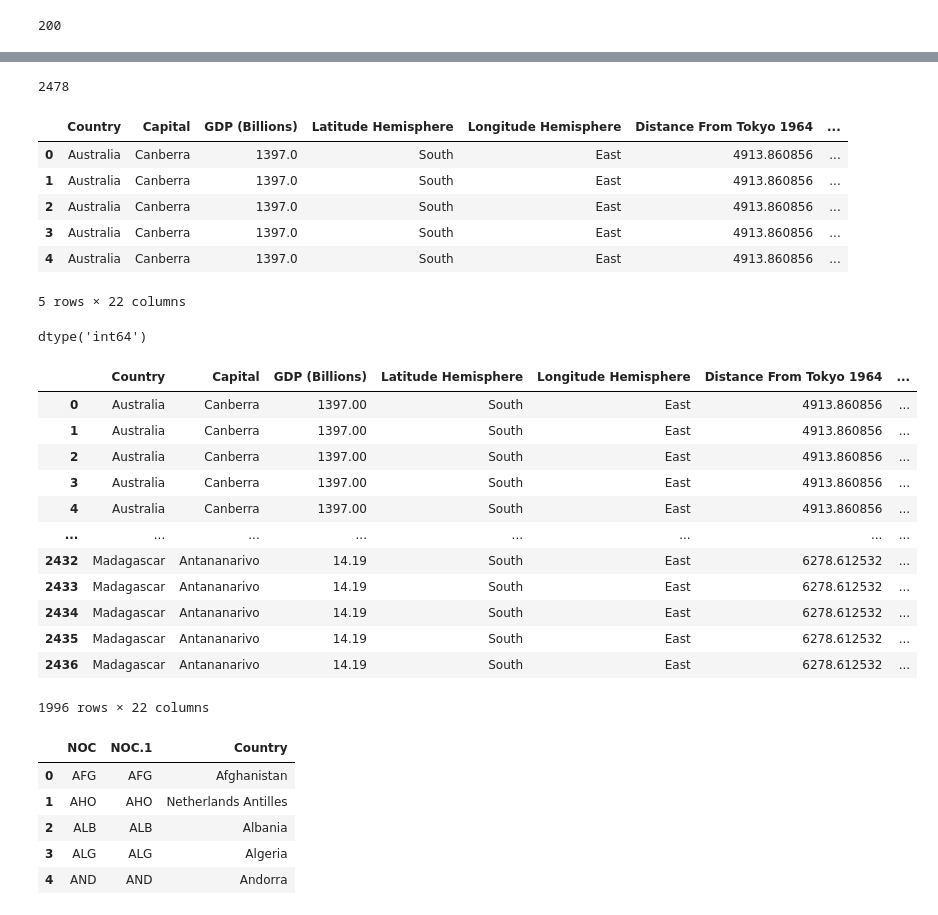
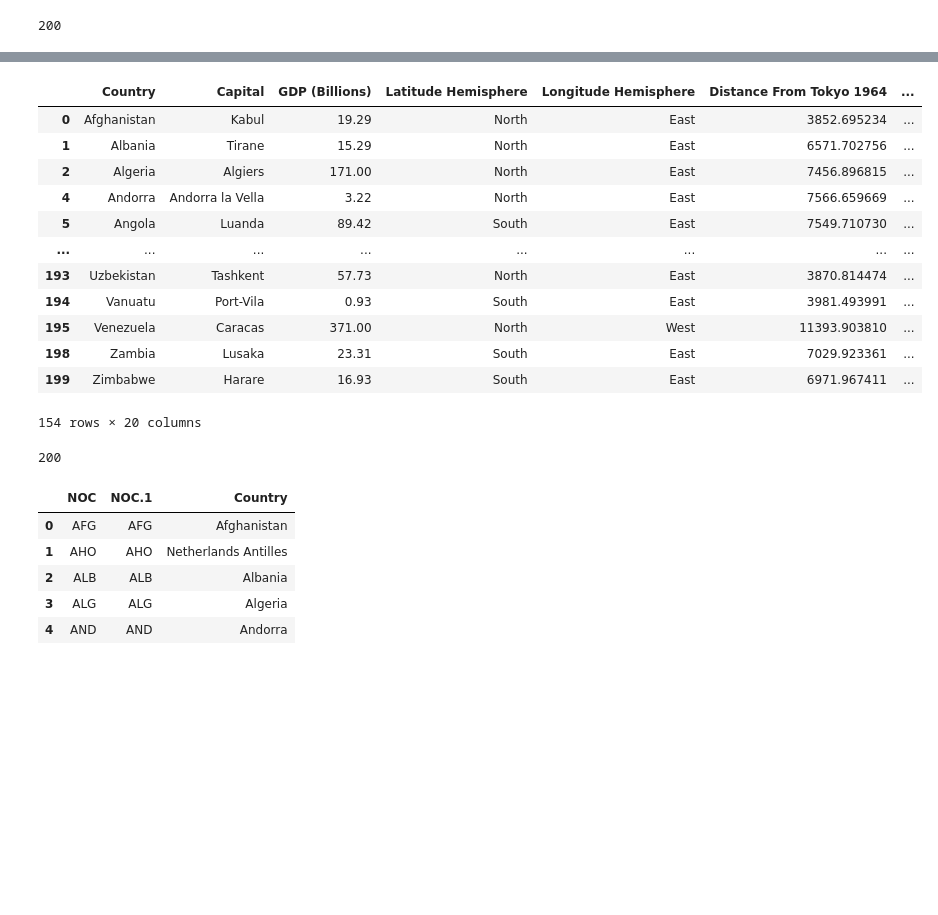
Before and after one commit to johnt1311/Olympics, a Jupyter notebook: TF/Olympics_data_new.ipynb, the cells around one changed output, grey strips where cells are left out. Drawn from its saved outputs; the diff is of its cells as text; code cells hidden in the pictures; blank space fills up the shorter version.

```diff
--- a/TF/Olympics_data_new.ipynb
+++ b/TF/Olympics_data_new.ipynb
@@ -311,4 +320,20 @@ gdp_distance.head()
+# %%
+disctance_df.dropna(axis=0)
+# %% [output]
+|  | Country | Capital | GDP (Billions) | Latitude Hemisphere | Longitude Hemisphere | Distance From Tokyo 1964 | ... |
+| 0 | Afghanistan | Kabul | 19.29 | North | East | 3852.695234 | ... |
+| 1 | Albania | Tirane | 15.29 | North | East | 6571.702756 | ... |
+| 2 | Algeria | Algiers | 171.00 | North | East | 7456.896815 | ... |
+| 4 | Andorra | Andorra la Vella | 3.22 | North | East | 7566.659669 | ... |
+| 5 | Angola | Luanda | 89.42 | South | East | 7549.710730 | ... |
+| ... | ... | ... | ... | ... | ... | ... | ... |
+| 193 | Uzbekistan | Tashkent | 57.73 | North | East | 3870.814474 | ... |
+| 194 | Vanuatu | Port-Vila | 0.93 | South | East | 3981.493991 | ... |
+| 195 | Venezuela | Caracas | 371.00 | North | West | 11393.903810 | ... |
+| 198 | Zambia | Lusaka | 23.31 | South | East | 7029.923361 | ... |
+| 199 | Zimbabwe | Harare | 16.93 | South | East | 6971.967411 | ... |
+154 rows × 20 columns
 # %%
-gdp_distance.shape[0]
+disctance_df.shape[0]
 # %% [output]
-2478
+200
@@ -317,32 +340,2 @@ gdp_distance_drop = gdp_distance.drop(["Latitude", "Longitude", "Latitude.1", "L
-# %%
-gdp_distance_drop.head()
-# %% [output]
-|  | Country | Capital | GDP (Billions) | Latitude Hemisphere | Longitude Hemisphere | Distance From Tokyo 1964 | ... |
-| 0 | Australia | Canberra | 1397.0 | South | East | 4913.860856 | ... |
-| 1 | Australia | Canberra | 1397.0 | South | East | 4913.860856 | ... |
-| 2 | Australia | Canberra | 1397.0 | South | East | 4913.860856 | ... |
-| 3 | Australia | Canberra | 1397.0 | South | East | 4913.860856 | ... |
-| 4 | Australia | Canberra | 1397.0 | South | East | 4913.860856 | ... |
-5 rows × 22 columns
-# %%
-gdp_distance_drop['Year'].dtype
-# %% [output]
-dtype('int64')
-# %%
-gdp_distance_drop.dropna(axis=0)
-# %% [output]
-|  | Country | Capital | GDP (Billions) | Latitude Hemisphere | Longitude Hemisphere | Distance From Tokyo 1964 | ... |
-| 0 | Australia | Canberra | 1397.00 | South | East | 4913.860856 | ... |
-| 1 | Australia | Canberra | 1397.00 | South | East | 4913.860856 | ... |
-| 2 | Australia | Canberra | 1397.00 | South | East | 4913.860856 | ... |
-| 3 | Australia | Canberra | 1397.00 | South | East | 4913.860856 | ... |
-| 4 | Australia | Canberra | 1397.00 | South | East | 4913.860856 | ... |
-| ... | ... | ... | ... | ... | ... | ... | ... |
-| 2432 | Madagascar | Antananarivo | 14.19 | South | East | 6278.612532 | ... |
-| 2433 | Madagascar | Antananarivo | 14.19 | South | East | 6278.612532 | ... |
-| 2434 | Madagascar | Antananarivo | 14.19 | South | East | 6278.612532 | ... |
-| 2435 | Madagascar | Antananarivo | 14.19 | South | East | 6278.612532 | ... |
-| 2436 | Madagascar | Antananarivo | 14.19 | South | East | 6278.612532 | ... |
-1996 rows × 22 columns
 # %%
 # File to load into postgresDB
```
Also changed, not shown: parts of 22 cells of this notebook, 8 other files.
